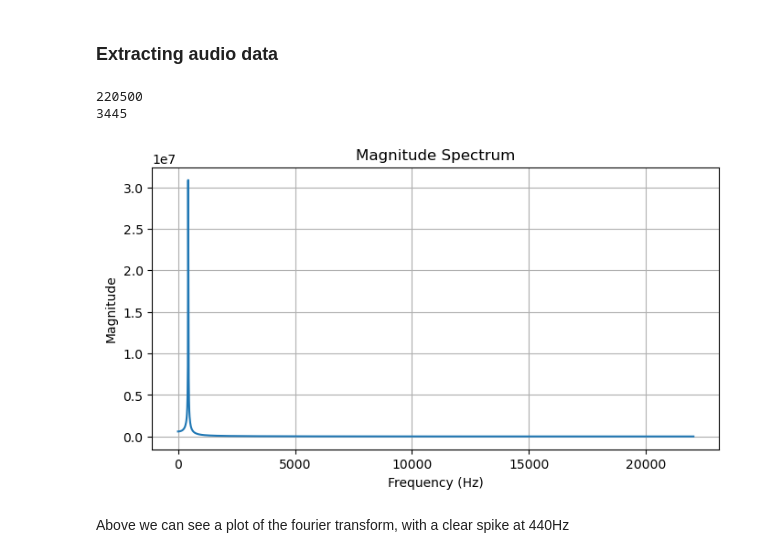
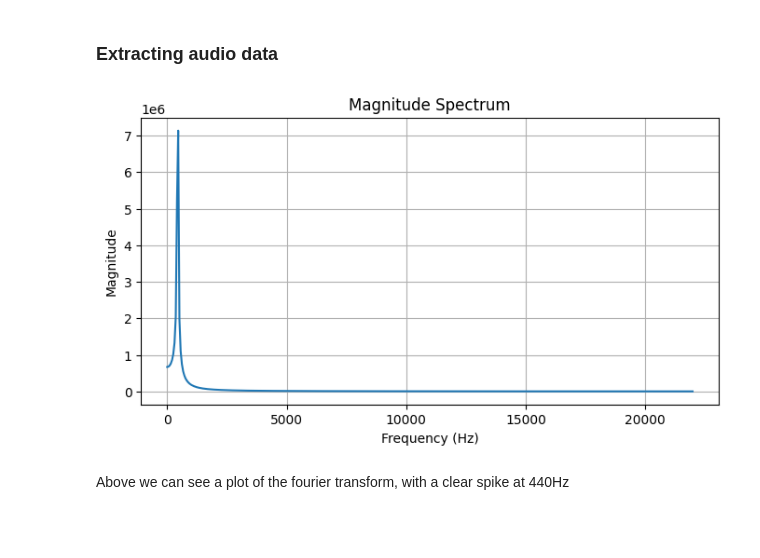
Before and after one commit to tim-manley/Applications-of-Hopfield-Networks, a Jupyter notebook: pitch_denoising.ipynb, the cells around one changed output. Drawn from its saved outputs; the diff is of its cells as text; code cells hidden in the pictures; blank space fills up the shorter version.

```diff
--- a/pitch_denoising.ipynb
+++ b/pitch_denoising.ipynb
@@ -15,30 +15,26 @@ We will start by trying to store an a440 pitch into the Hopfield network. We wil
 # %%
 file_path = './audio/Sine_wave_440.wav'
 
 # Read the wav file
 sample_rate, data = wavfile.read(file_path)
 
-print(len(data))
 
 # Take the fourier transform of the wav file, reduce the size for memory efficiency TODO: figure out optimal n
-fft_result = np.fft.fft(data, len(data)//64)
+fft_result = np.fft.fft(data, len(data)//256)
 
-print(len(fft_result))
 
 # Frequencies corresponding to the FFT result
 frequencies = np.fft.fftfreq(len(fft_result), 1/sample_rate)
 
 # Plot the magnitude spectrum
 plt.figure(figsize=(8, 4))
 plt.plot(frequencies[:len(frequencies)//2], np.abs(fft_result)[:len(frequencies)//2])
 plt.title('Magnitude Spectrum')
 plt.xlabel('Frequency (Hz)')
 plt.ylabel('Magnitude')
 plt.grid()
 plt.show()
 # %% [output]
-220500
-3445
-[figure, old version]
+[figure, new version]
 # %% [markdown]
 Above we can see a plot of the fourier transform, with a clear spike at 440Hz
```
Also changed, not shown: parts of 12 cells of this notebook, 7 other files.
